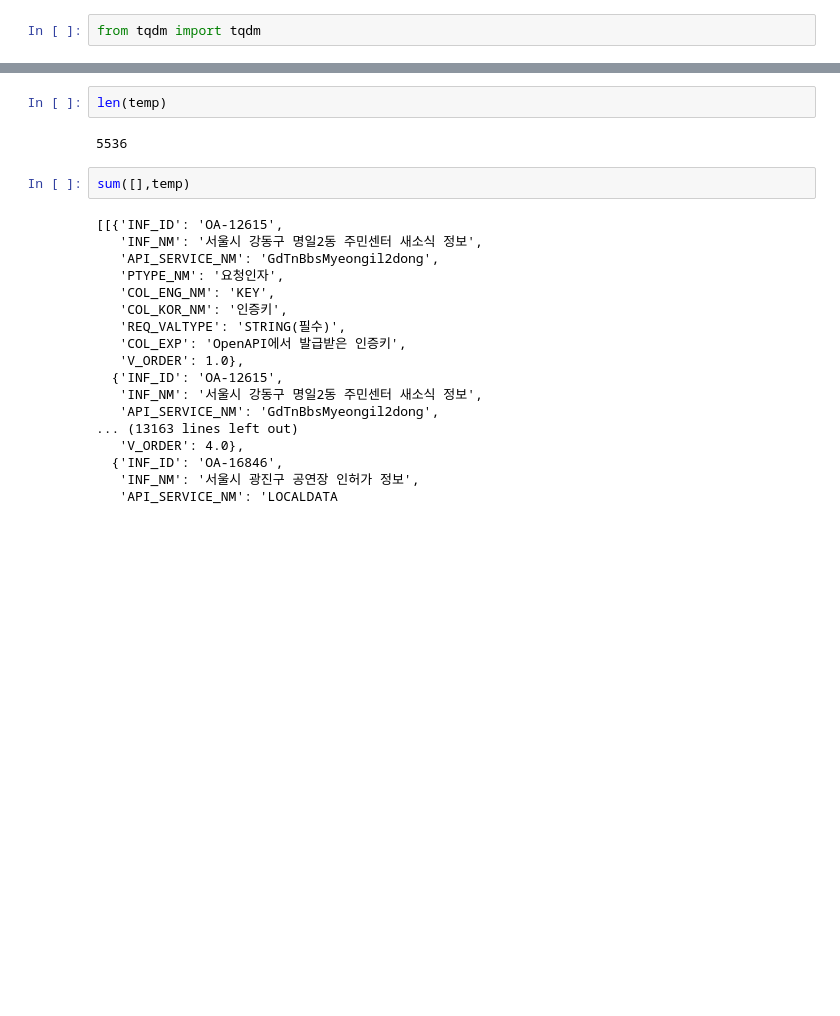
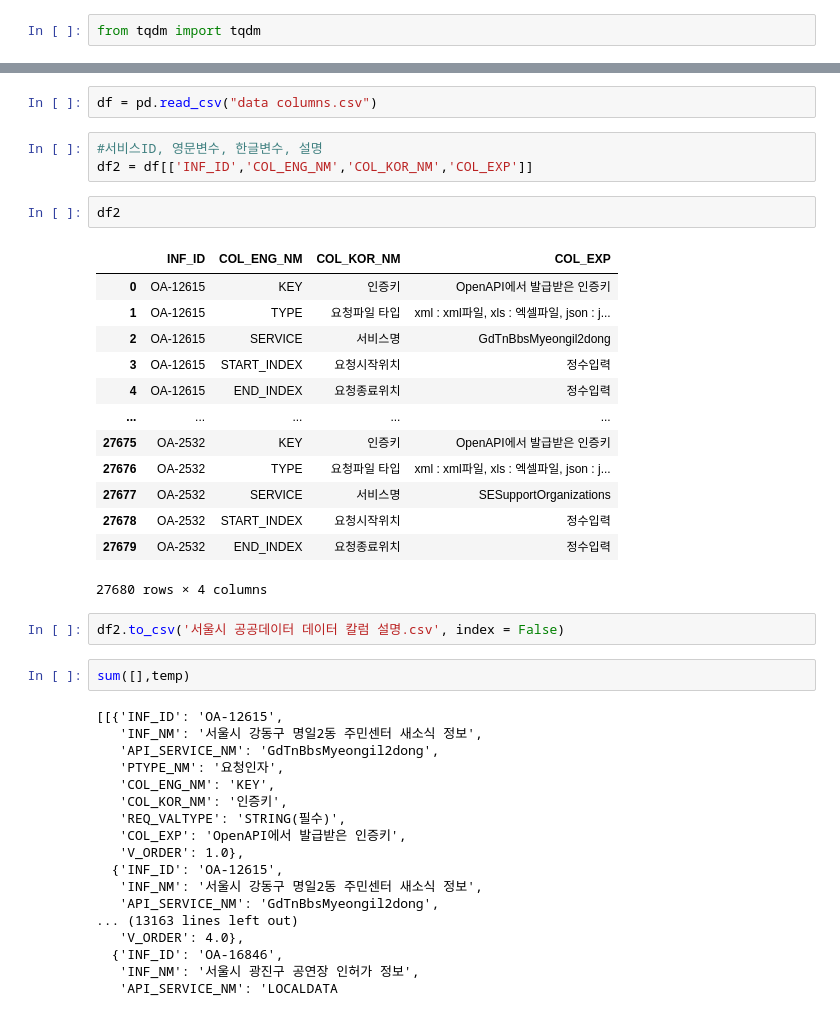
Before and after one commit to LeeJuHwan/SeoulDataService, a Jupyter notebook: Crawling/gy_data column crawling/data_columns.ipynb, the cells around one changed output, grey strips where cells are left out. Cells and saved outputs as stored; diff of their text form; blank space fills up the shorter version.

Commit message:
[0509]-data column crawling

```diff
--- a/Crawling/gy_data column crawling/data_columns.ipynb
+++ b/Crawling/gy_data column crawling/data_columns.ipynb
@@ -26,7 +34,26 @@ for i in tqdm(serviceId):
-# %%
-len(temp)
-# %% [output]
-5536
+# %%
+df = pd.read_csv("data columns.csv")
+# %%
+#서비스ID, 영문변수, 한글변수, 설명
+df2 = df[['INF_ID','COL_ENG_NM','COL_KOR_NM','COL_EXP']]
+# %%
+df2
+# %% [output]
+|  | INF_ID | COL_ENG_NM | COL_KOR_NM | COL_EXP |
+| 0 | OA-12615 | KEY | 인증키 | OpenAPI에서 발급받은 인증키 |
+| 1 | OA-12615 | TYPE | 요청파일 타입 | xml : xml파일, xls : 엑셀파일, json : j... |
+| 2 | OA-12615 | SERVICE | 서비스명 | GdTnBbsMyeongil2dong |
+| 3 | OA-12615 | START_INDEX | 요청시작위치 | 정수입력 |
+| 4 | OA-12615 | END_INDEX | 요청종료위치 | 정수입력 |
+| ... | ... | ... | ... | ... |
+| 27675 | OA-2532 | KEY | 인증키 | OpenAPI에서 발급받은 인증키 |
+| 27676 | OA-2532 | TYPE | 요청파일 타입 | xml : xml파일, xls : 엑셀파일, json : j... |
+| 27677 | OA-2532 | SERVICE | 서비스명 | SESupportOrganizations |
+| 27678 | OA-2532 | START_INDEX | 요청시작위치 | 정수입력 |
+| 27679 | OA-2532 | END_INDEX | 요청종료위치 | 정수입력 |
+27680 rows × 4 columns
+# %%
+df2.to_csv('서울시 공공데이터 데이터 칼럼 설명.csv', index = False)
 # %%
 sum([],temp)
 # %% [output]
```
Also changed, not shown: parts of 3 cells of this notebook, 5 other files.
